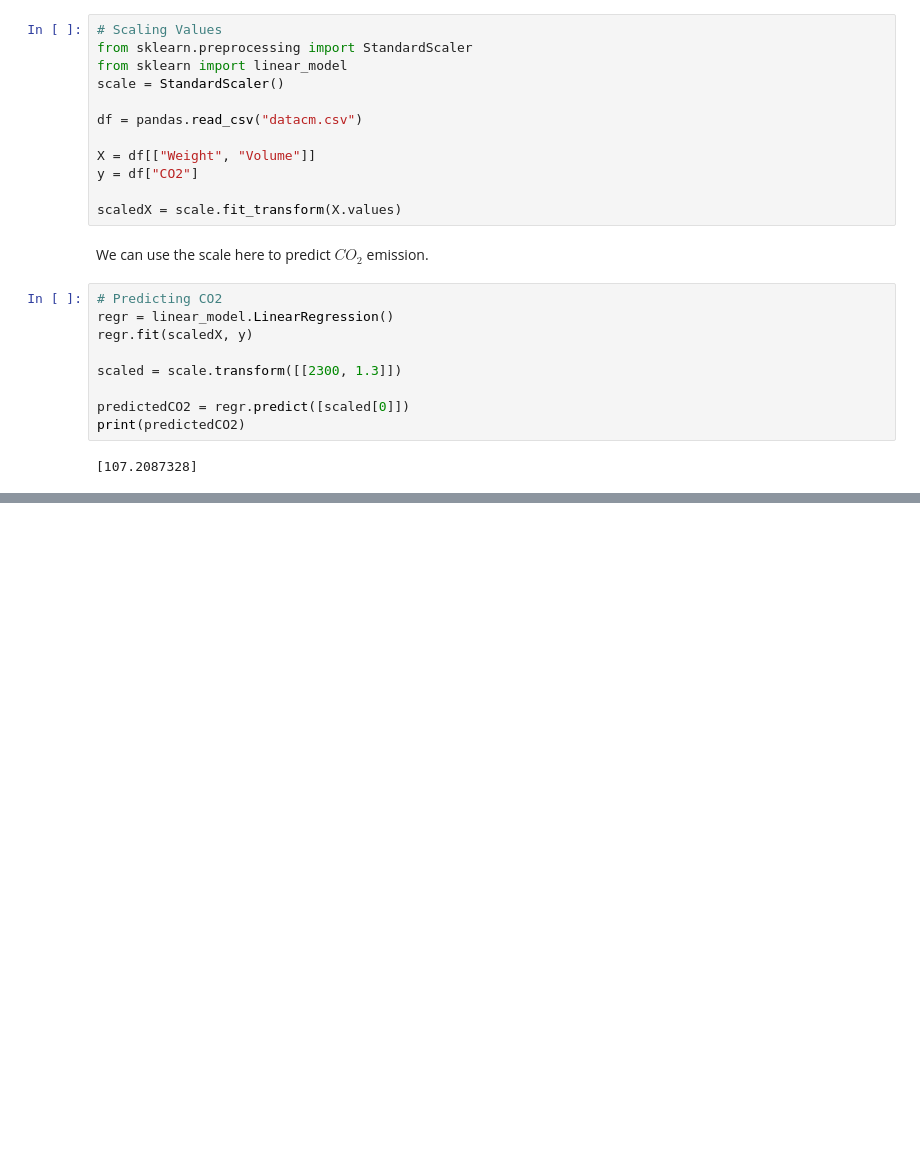
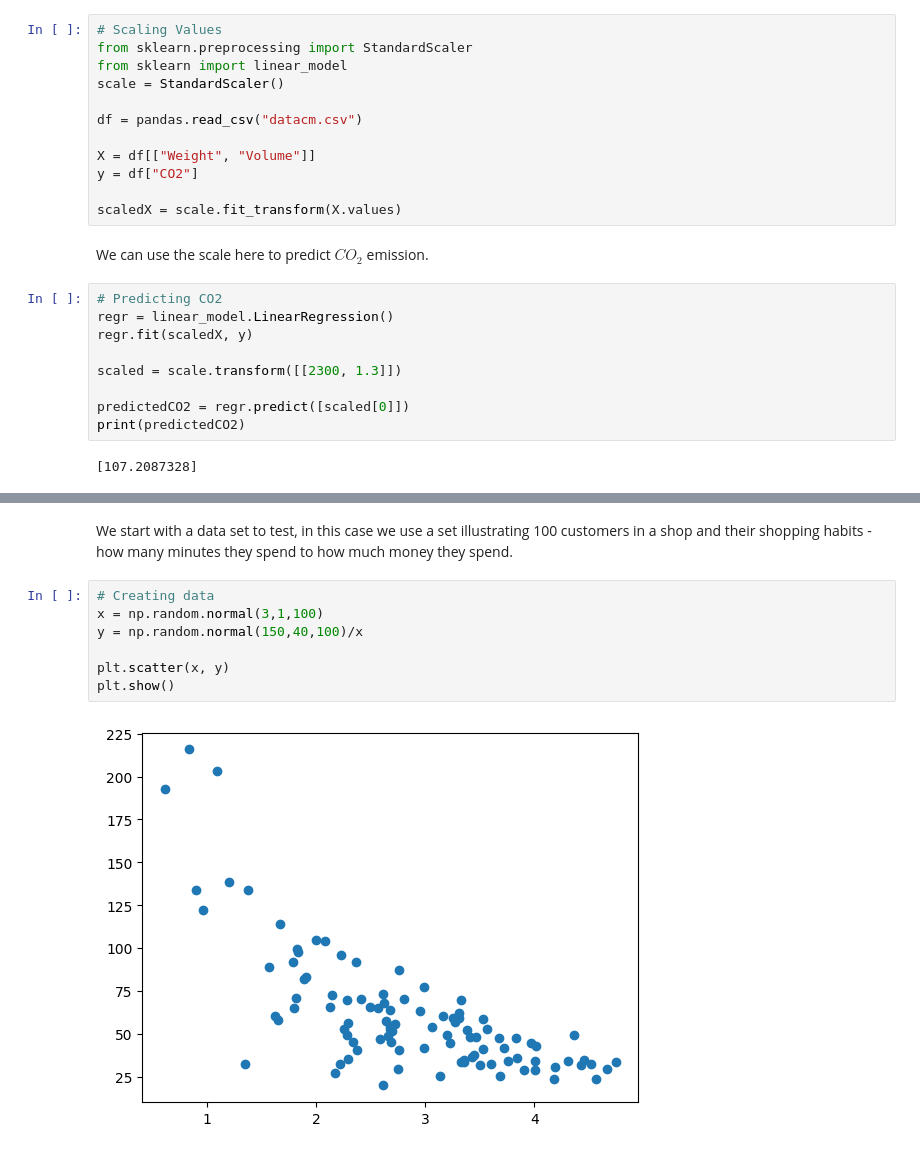
Before and after one commit to amsih/ML-In-Python, a Jupyter notebook: Machine_Learning.ipynb, the cells around one changed output, grey strips where cells are left out. Drawn from its saved outputs; the diff is of its cells as text; blank space fills up the shorter version.

```diff
--- a/Machine_Learning.ipynb
+++ b/Machine_Learning.ipynb
@@ -381,0 +391,11 @@ print(predictedCO2)
+# %% [markdown]
+We start with a data set to test, in this case we use a set illustrating 100 customers in a shop and their shopping habits - how many minutes they spend to how much money they spend.
+# %%
+# Creating data
+x = np.random.normal(3,1,100)
+y = np.random.normal(150,40,100)/x
+
+plt.scatter(x, y)
+plt.show()
+# %% [output]
+[figure, added]
```
Also changed, not shown: parts of 130 cells of this notebook, 1 other file.
